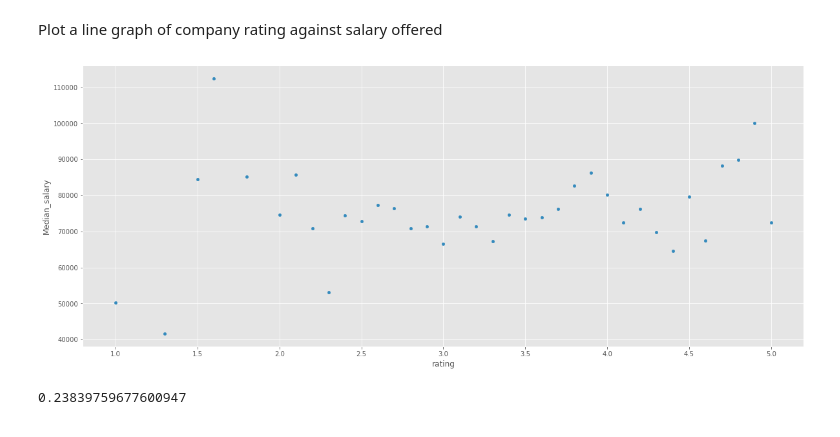
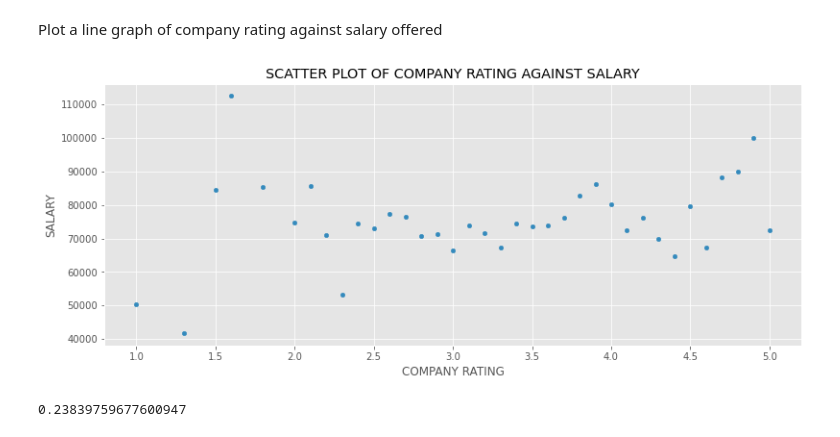
Before and after one commit to Derrick-Mulwa/SimplyHired-Job-Salary-Analysis, a Jupyter notebook: main.ipynb, the cells around one changed output. Cells and saved outputs as stored; diff of their text form; code cells hidden in the pictures.

```diff
--- a/main.ipynb
+++ b/main.ipynb
@@ -437,11 +437,14 @@ Plot a line graph of company rating against salary offered
 # %%
 # use ggplot style
 
 plt.style.use("ggplot")
 
-chart = data.plot.scatter( x="rating", y="Median_salary" ,figsize=(20, 8))
+chart = data.plot.scatter( x="rating", y="Median_salary" ,figsize=(13, 5));
+chart.set_title("SCATTER PLOT OF COMPANY RATING AGAINST SALARY");
+chart.set_xlabel("COMPANY RATING");
+chart.set_ylabel("SALARY");
 # %% [output]
-[figure, old version]
+[figure, new version]
 # %%
 # Get the correlation coefficient of the two variable
 
```
Also changed, not shown: parts of 15 cells of this notebook.
